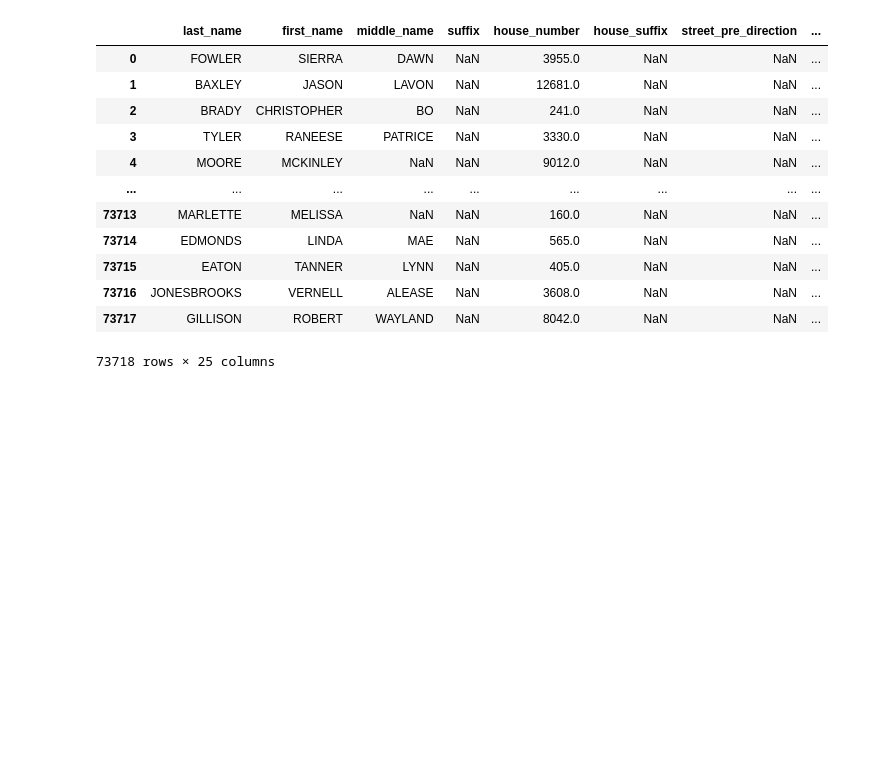
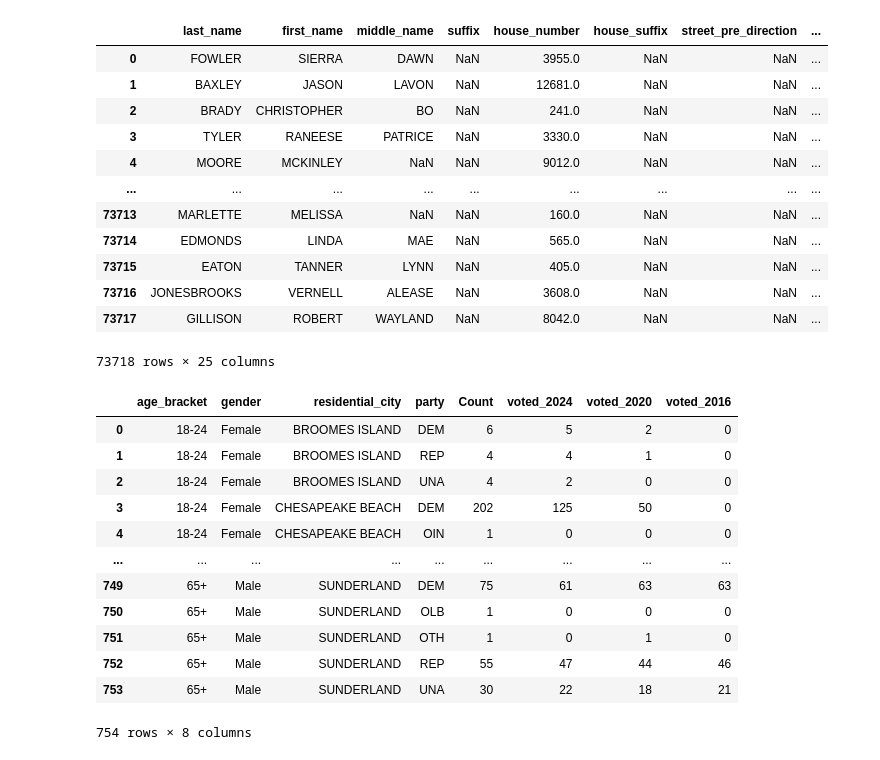
Before and after one commit to kritisgh/maryland_voter_data, a Jupyter notebook: voters/clean.ipynb, the cells around one changed output. Drawn from its saved outputs; the diff is of its cells as text; code cells hidden in the pictures; blank space fills up the shorter version.

```diff
--- a/voters/clean.ipynb
+++ b/voters/clean.ipynb
@@ -56,6 +56,21 @@ df
 73718 rows × 25 columns
 # %%
 df.columns
-df2 = df.groupby(["age_bracket", "gender","residential_city", "party"]).agg(Count=("first_name", "count")).reset_index()
+df2 = df.groupby(["age_bracket", "gender","residential_city", "party"]).agg(Count=("first_name", "count"), voted_2024 = ("voted_2024","count"),voted_2020 = ("voted_2020","count"),voted_2016 = ("voted_2016","count")).reset_index()
+df2
+# %% [output]
+|  | age_bracket | gender | residential_city | party | Count | voted_2024 | voted_2020 | voted_2016 |
+| 0 | 18-24 | Female | BROOMES ISLAND | DEM | 6 | 5 | 2 | 0 |
+| 1 | 18-24 | Female | BROOMES ISLAND | REP | 4 | 4 | 1 | 0 |
+| 2 | 18-24 | Female | BROOMES ISLAND | UNA | 4 | 2 | 0 | 0 |
+| 3 | 18-24 | Female | CHESAPEAKE BEACH | DEM | 202 | 125 | 50 | 0 |
+| 4 | 18-24 | Female | CHESAPEAKE BEACH | OIN | 1 | 0 | 0 | 0 |
+| ... | ... | ... | ... | ... | ... | ... | ... | ... |
+| 749 | 65+ | Male | SUNDERLAND | DEM | 75 | 61 | 63 | 63 |
+| 750 | 65+ | Male | SUNDERLAND | OLB | 1 | 0 | 0 | 0 |
+| 751 | 65+ | Male | SUNDERLAND | OTH | 1 | 0 | 1 | 0 |
+| 752 | 65+ | Male | SUNDERLAND | REP | 55 | 47 | 44 | 46 |
+| 753 | 65+ | Male | SUNDERLAND | UNA | 30 | 22 | 18 | 21 |
+754 rows × 8 columns
 # %%
 df2.to_csv('agg_test.csv')
```
Also changed, not shown: 1 other file.
